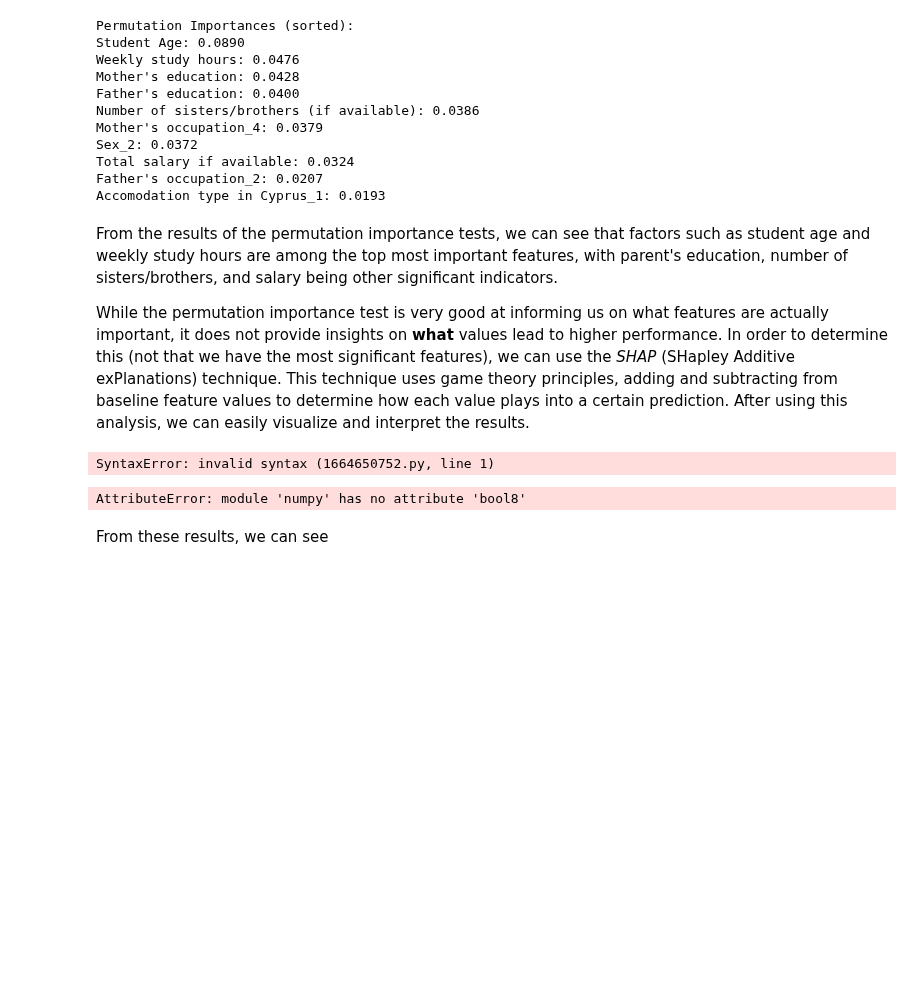
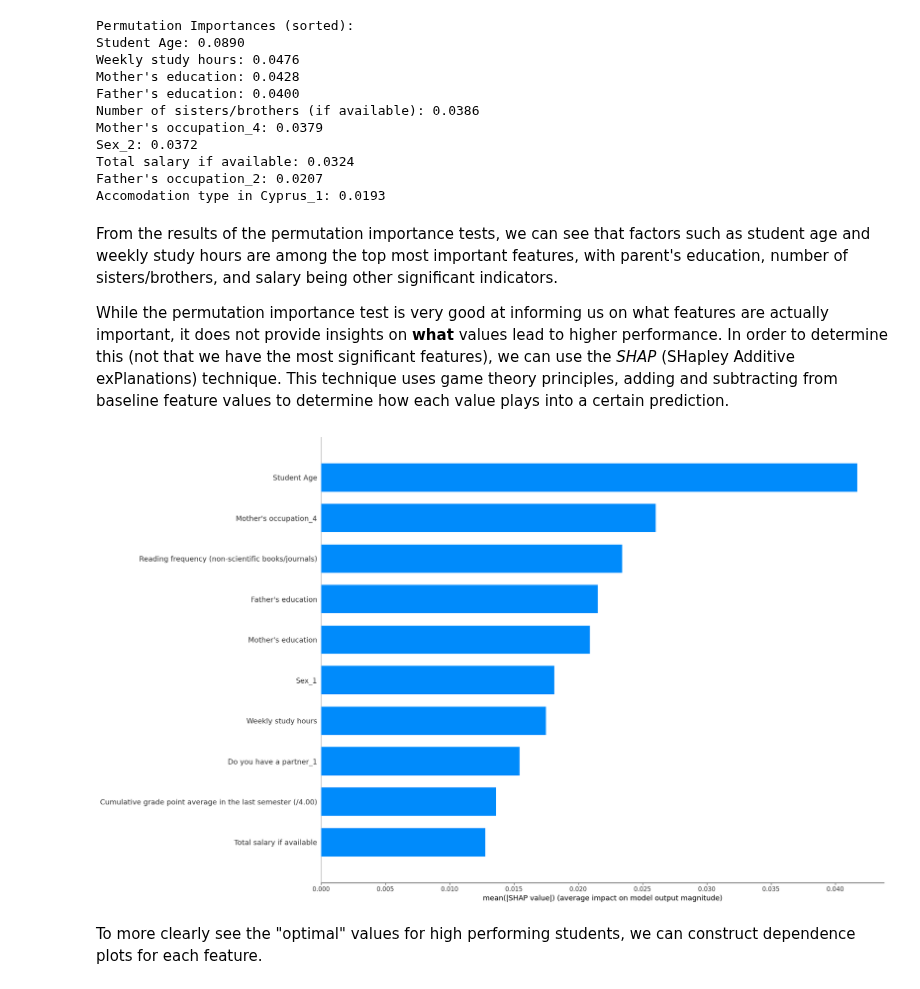
Before and after one commit to Jairik/Data-Science-Fundementals, a Jupyter notebook: Profiling-Academic-Trajectories/project-2-JJ-McCauley.ipynb, the cells around one changed output. Saved outputs shown, nothing was run; the diff lists cells and outputs as text; code cells hidden in the pictures; blank space fills up the shorter version.

```diff
--- a/Profiling-Academic-Trajectories/project-2-JJ-McCauley.ipynb
+++ b/Profiling-Academic-Trajectories/project-2-JJ-McCauley.ipynb
@@ -1020,10 +1023,4 @@ Accomodation type in Cyprus_1: 0.0193
 # %% [markdown]
 From the results of the permutation importance tests, we can see that factors such as student age and weekly study hours are among the top most important features, with parent's education, number of sisters/brothers, and salary being other significant indicators.
 
-While the permutation importance test is very good at informing us on what features are actually important, it does not provide insights on **what** values lead to higher performance. In order to determine this (not that we have the most significant features), we can use the *SHAP* (SHapley Additive exPlanations) technique. This technique uses game theory principles, adding and subtracting from baseline feature values to determine how each value plays into a certain prediction. After using this analysis, we can easily visualize and interpret the results.
+While the permutation importance test is very good at informing us on what features are actually important, it does not provide insights on **what** values lead to higher performance. In order to determine this (not that we have the most significant features), we can use the *SHAP* (SHapley Additive exPlanations) technique. This technique uses game theory principles, adding and subtracting from baseline feature values to determine how each value plays into a certain prediction.
-# %%
-uv pip install shap  # Install SHAP library for interpretability analysis
-
-uv pip install numpy==1.26.4  # Install specific version of numpy for compatibility
-# %% [output]
-SyntaxError: invalid syntax (1664650752.py, line 1)
@@ -1037,22 +1027,23 @@ print(f"SHAP version: {shap.__version__}")
 # %%
 import shap  # Import SHAP library for model interpretability
+import numpy as np  # Numerical operations
 
 # Pull out the most significant features based on previous importance analysis
 top_10_feature_names = [name for name, _ in top_10_permutation_importances]  # Extract the top 10 feature names from permutation importance results
 X_top_10 = X_cleaned[top_10_feature_names]  # Create a new dataframe with only the top 10 most important features
 
 # Reduce background size of the training data for SHAP analysis to speed up computation
 background = shap.sample(X_train_binned_cleaned, 50, random_state=42)
 
 # Create SHAP explainer using the binned and cleaned training data
 explainer = shap.TreeExplainer(best_model_cleaned)
 
 # Calculate SHAP values for the test set
 shap_values = explainer.shap_values(X_test)
 
 # Plot SHAP summary plot for feature importance
-shap.summary_plot(shap_values[2], X_test)
+shap.summary_plot(shap_values[2], X_test, max_display=10, plot_type="bar", plot_size=(20, 12), show=True)  # Show only top 10 features for high performers
 # %% [output]
-AttributeError: module 'numpy' has no attribute 'bool8'
+[figure, added]
 # %% [markdown]
-From these results, we can see
+To more clearly see the "optimal" values for high performing students, we can construct dependence plots for each feature.
```
Also changed, not shown: parts of 32 cells of this notebook.
